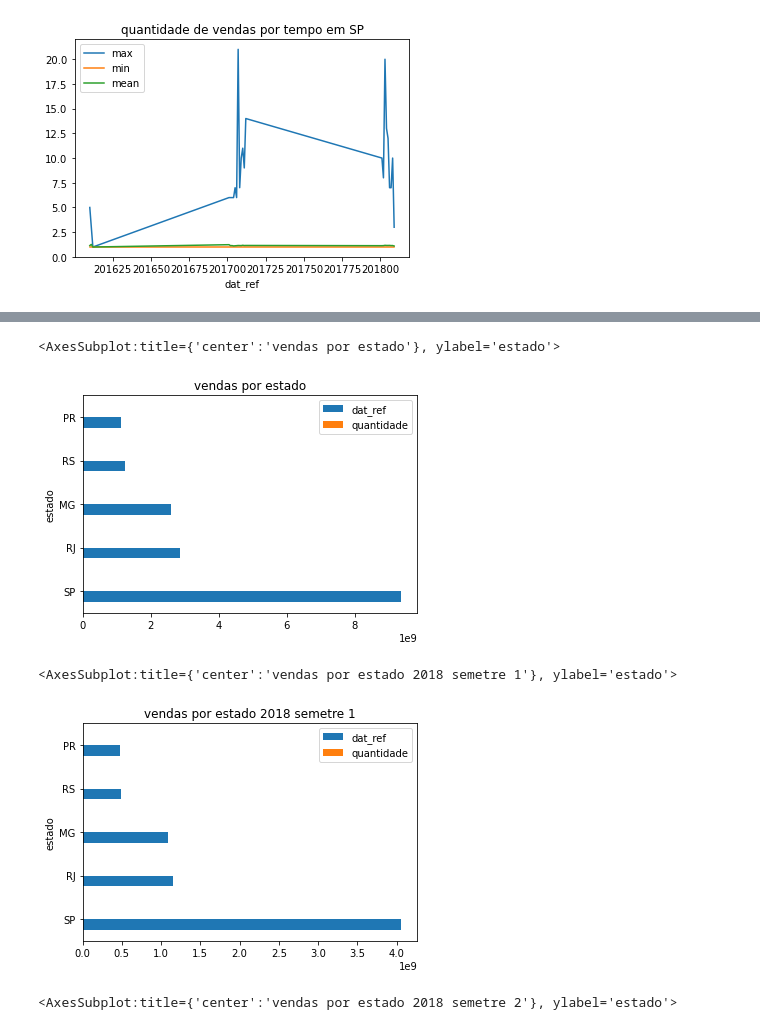
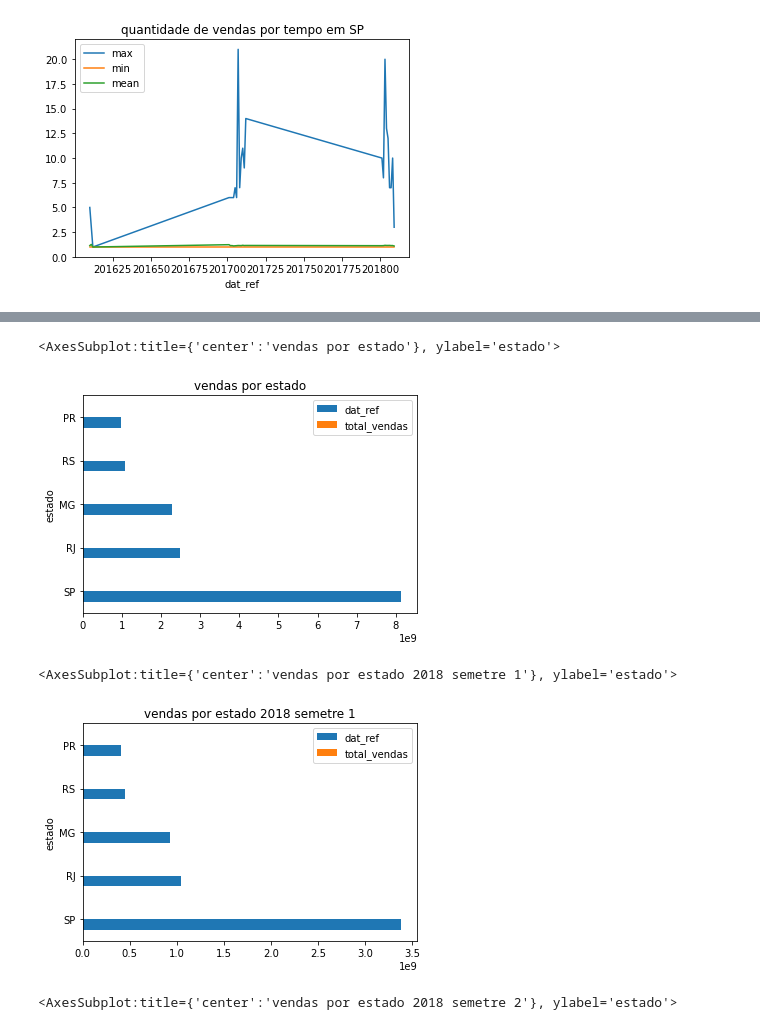
Before and after one commit to Rodrigo-Henrique21/projeto_big_data_ciencia_dos_dados, a Jupyter notebook: Backend/src/report_vendas_regiao.ipynb, the cells around one changed output, grey strips where cells are left out. Saved outputs shown, nothing was run; the diff lists cells and outputs as text; code cells hidden in the pictures.

```diff
--- a/Backend/src/report_vendas_regiao.ipynb
+++ b/Backend/src/report_vendas_regiao.ipynb
@@ -32,21 +56,21 @@ df_sp.groupby('dat_ref')['total_vendas'].agg(['max','min','mean']).plot(title =
 # %%
-df.groupby('estado').sum('quantidade').sort_values('quantidade', ascending=False).head(5).plot.barh(title = 'vendas por estado')
+df_sum.groupby('estado').sum('total_vendas').sort_values('total_vendas', ascending=False).head(5).plot.barh(title = 'vendas por estado')
 # %% [output]
 <AxesSubplot:title={'center':'vendas por estado'}, ylabel='estado'>
-[figure, old version]
+[figure, new version]
 # %%
 import datetime
 d0 = datetime.datetime(2018,1,1)
 d1 = datetime.datetime(2018,6,30,23,59,59)
 init_date = df['order_purchase_timestamp'] >= d0
 end_date = df['order_purchase_timestamp'] <= d1
 
 between_two_dates = init_date & end_date
-df_2018_sem_1 = df.loc[between_two_dates]
-df_2018_sem_1.groupby('estado').sum('quantidade').sort_values('quantidade', ascending=False).head(5).plot.barh(title = 'vendas por estado 2018 semetre 1')
+df_2018_sem_1 = df_sum.loc[between_two_dates]
+df_2018_sem_1.groupby('estado').sum('total_vendas').sort_values('total_vendas', ascending=False).head(5).plot.barh(title = 'vendas por estado 2018 semetre 1')
 # %% [output]
 <AxesSubplot:title={'center':'vendas por estado 2018 semetre 1'}, ylabel='estado'>
-[figure, old version]
+[figure, new version]
 # %%
 import datetime
 d0 = datetime.datetime(2018,7,1)
```
Also changed, not shown: parts of 8 cells of this notebook, 4 other files.
